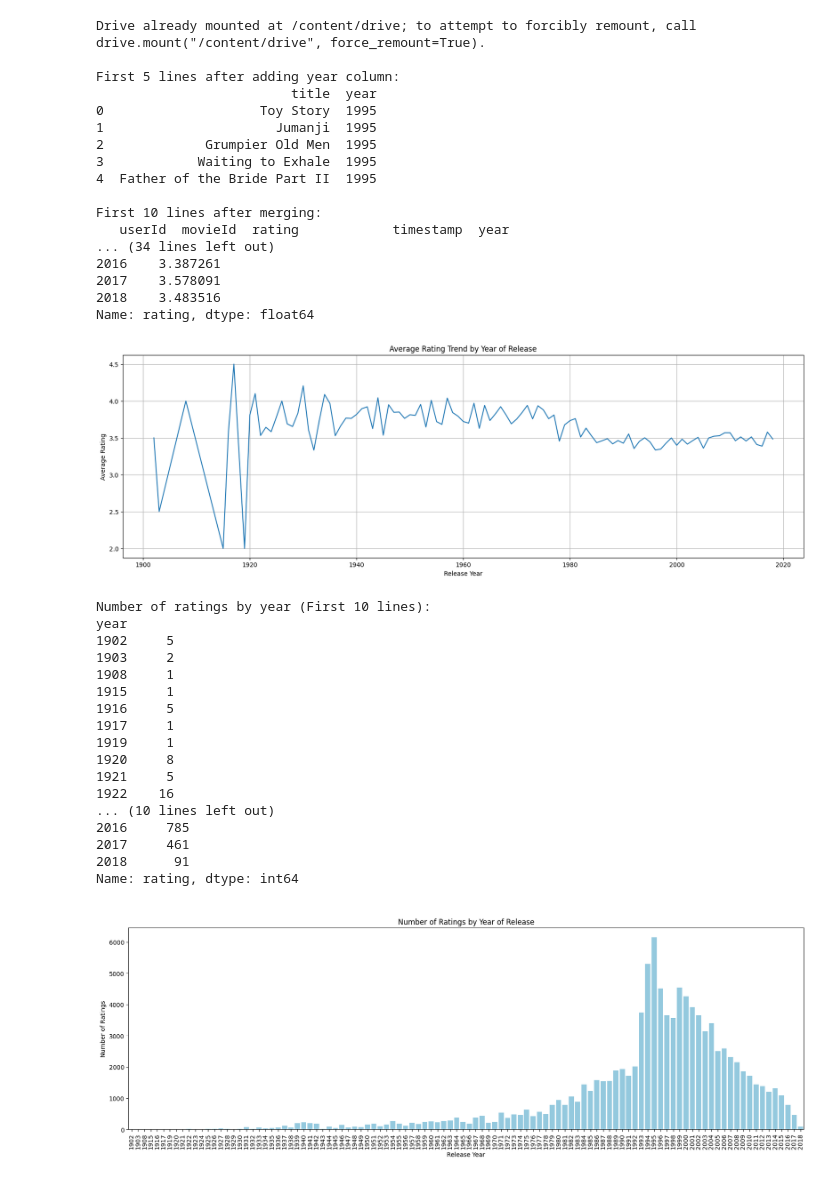
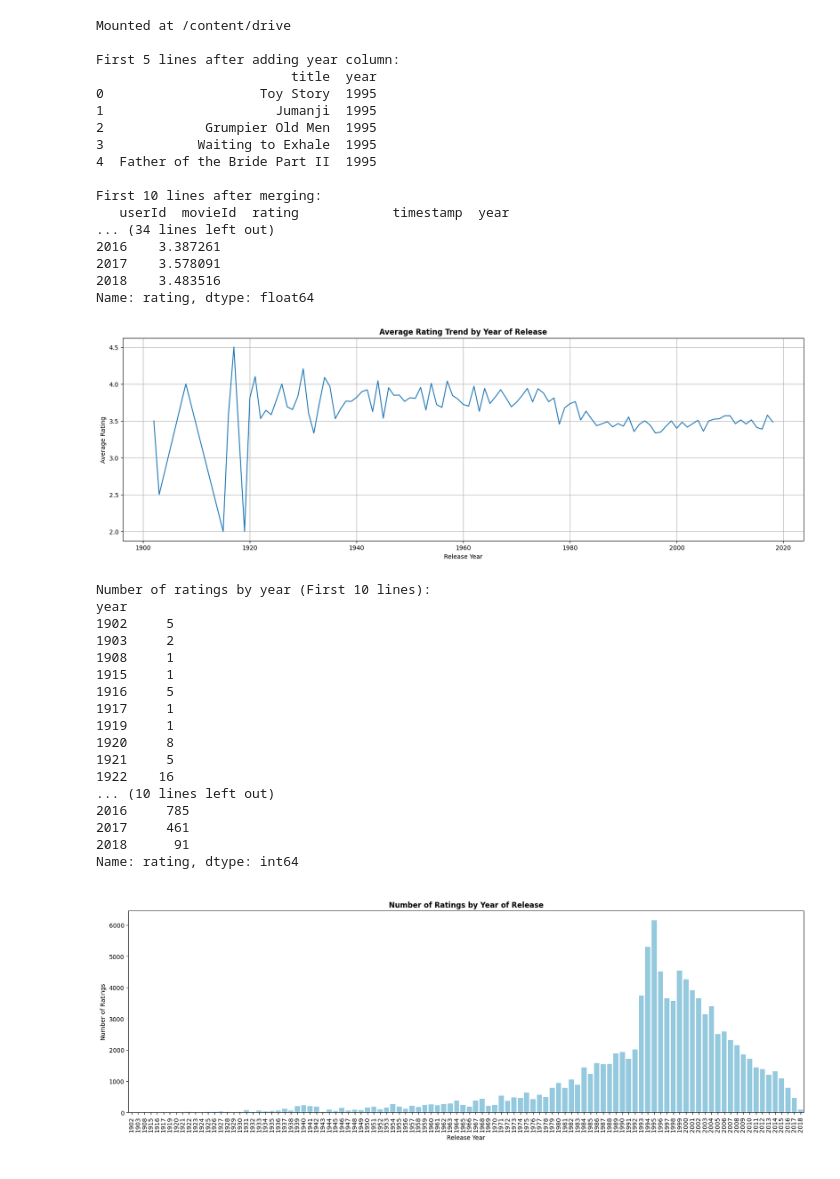
Before and after one commit to luongdiem2005/movie-ratings-analysis, a Jupyter notebook: p5.ipynb, the cells around one changed output. Cells and saved outputs as stored; diff of their text form; code cells hidden in the pictures.

Commit message:
Yearly trend

```diff
--- a/p5.ipynb
+++ b/p5.ipynb
@@ -36,7 +36,7 @@ print("\nAverage rating by year (Last 10 lines): ")
 print(yearly_ratings.tail(10))
 plt.figure(figsize=(20,6))
 sns.lineplot(x=yearly_ratings.index, y=yearly_ratings.values)
-plt.title("Average Rating Trend by Year of Release")
+plt.title("Average Rating Trend by Year of Release", fontweight="bold")
 plt.xlabel("Release Year")
 plt.ylabel("Average Rating")
 plt.grid(True)
@@ -49,36 +49,36 @@ print(yearly_ratings_counts.head(10))
 print("Number of ratings by year (Last 10 lines): ")
 print(yearly_ratings_counts.tail(10))
 plt.figure(figsize=(20,6))
 sns.barplot(x=yearly_ratings_counts.index, y=yearly_ratings_counts.values, color="skyblue")
-plt.title("\nNumber of Ratings by Year of Release")
+plt.title("\nNumber of Ratings by Year of Release", fontweight="bold")
 plt.xlabel("Release Year")
 plt.ylabel("Number of Ratings")
 plt.xticks(rotation=90)
 plt.show()
 
 # Top years with the most ratings
 top_year = yearly_ratings_counts.sort_values(ascending=False).head()
 print("\nTop 5 years with the most ratings: ")
 print(top_year)
 # %% [output]
-Drive already mounted at /content/drive; to attempt to forcibly remount, call drive.mount("/content/drive", force_remount=True).
+Mounted at /content/drive
 
 First 5 lines after adding year column:
                          title  year
 0                    Toy Story  1995
 1                      Jumanji  1995
 2             Grumpier Old Men  1995
 3            Waiting to Exhale  1995
 4  Father of the Bride Part II  1995
 
 First 10 lines after merging:
    userId  movieId  rating            timestamp  year
 ... (34 lines left out)
 2016    3.387261
 2017    3.578091
 2018    3.483516
 Name: rating, dtype: float64
-[figure, old version]
+[figure, new version]
 Number of ratings by year (First 10 lines):
 year
 1902     5
@@ -96,7 +96,7 @@ year
 2017     461
 2018      91
 Name: rating, dtype: int64
-[figure, old version]
+[figure, new version]
 Top 5 years with the most ratings:
 year
 1995    6144
```
